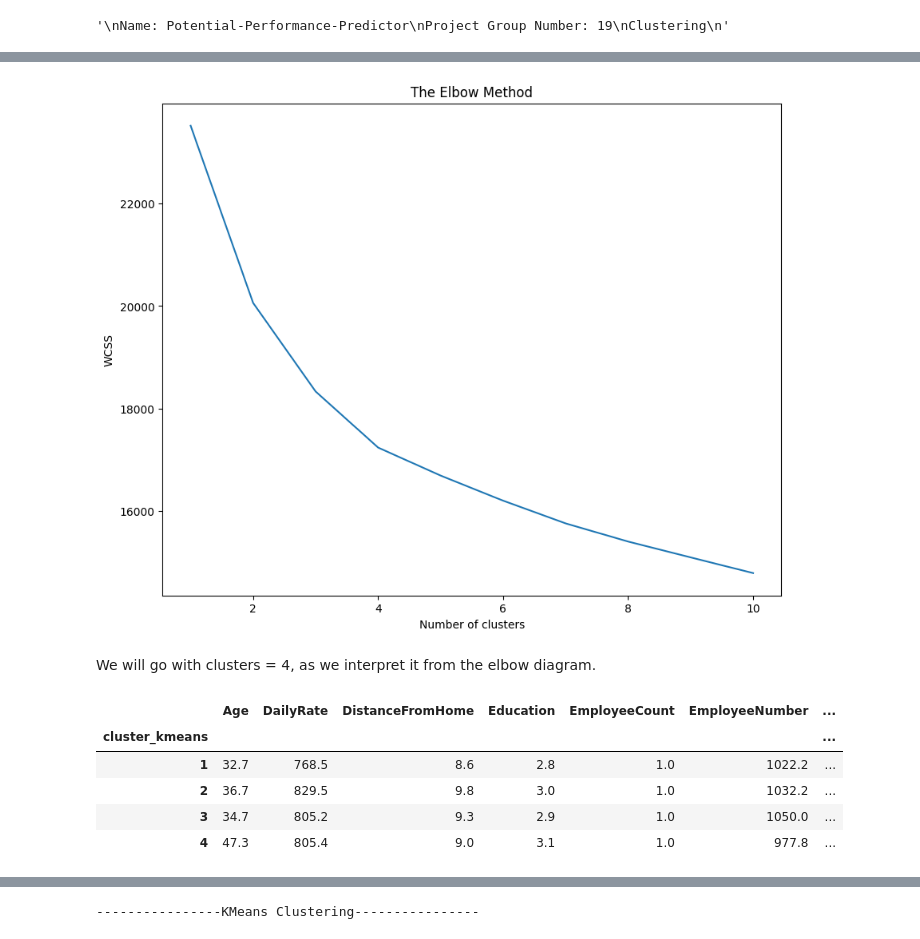
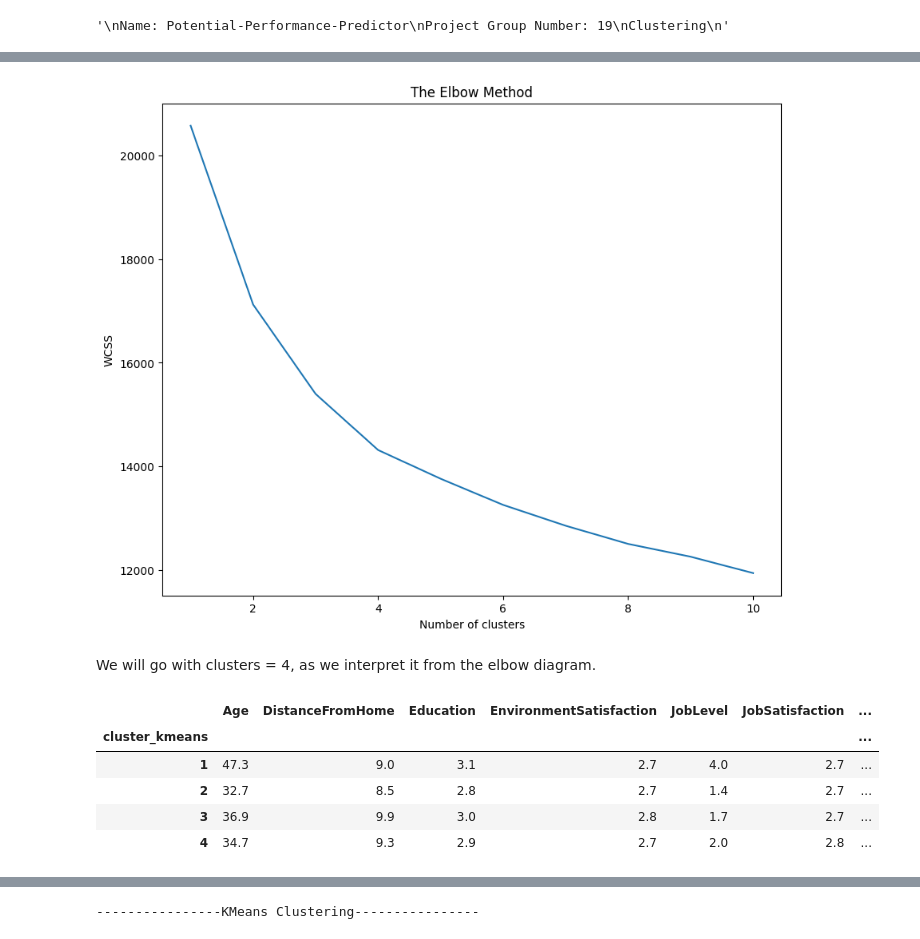
Before and after one commit to deep-mm/Potential-Performance-Predictor, a Jupyter notebook: clustering_final.ipynb, the cells around one changed output, grey strips where cells are left out. Saved outputs shown, nothing was run; the diff lists cells and outputs as text; code cells hidden in the pictures.

Commit message:
Clustering changes

```diff
--- a/clustering_final.ipynb
+++ b/clustering_final.ipynb
@@ -55,7 +56,7 @@ memory usage: 402.1+ KB
 | max | 60.000000 | 1499.000000 | 29.000000 | 5.000000 | 1.0 | 2068.000000 | 4.000000 | ... |
 # %%
 #Dropping the values which aren't impactful or cannot be obtained of a new employee or repetative data
-df = data.drop(['EmployeeCount', 'EmployeeNumber', 'Over18', 'StandardHours','EnvironmentSatisfaction','JobInvolvement','JobSatisfaction','OverTime','PercentSalaryHike','PerformanceRating','TrainingTimesLastYear','WorkLifeBalance','YearsAtCompany','YearsSinceLastPromotion','YearsWithCurrManager','Attrition','DailyRate','MonthlyRate','HourlyRate'], axis=1)
+df = data.drop(['EmployeeCount', 'EmployeeNumber', 'Over18', 'StandardHours','EnvironmentSatisfaction','JobInvolvement','JobSatisfaction','OverTime','PercentSalaryHike','PerformanceRating','TrainingTimesLastYear','WorkLifeBalance','YearsAtCompany','YearsSinceLastPromotion','YearsWithCurrManager','Attrition','DailyRate','MonthlyRate','HourlyRate','RelationshipSatisfaction','BusinessTravel'], axis=1)
 df.info()
 # %% [output]
 <class 'pandas.core.frame.DataFrame'>
@@ -118,7 +118,7 @@ plt.xlabel('Number of clusters')
 plt.ylabel('WCSS')
 plt.show()
 # %% [output]
-[figure, old version]
+[figure, new version]
 # %% [markdown]
 We will go with clusters = 4, as we interpret it from the elbow diagram.
 # %%
@@ -145,13 +145,15 @@ data['cluster_kmeans'] = cluster
 cluster = list(y_hc1)
 # Adding cluster to our data set
 data['cluster_hc'] = cluster
+# %%
+filtered_data = data.drop(['EmployeeCount', 'EmployeeNumber', 'Over18', 'StandardHours','JobInvolvement','OverTime','PercentSalaryHike','PerformanceRating','TrainingTimesLastYear','WorkLifeBalance','YearsAtCompany','YearsSinceLastPromotion','YearsWithCurrManager','DailyRate','MonthlyRate','HourlyRate','RelationshipSatisfaction','BusinessTravel'], axis=1)
 # %%
-kmeans_mean_cluster = pd.DataFrame(round(data.groupby('cluster_kmeans').mean(),1))
+kmeans_mean_cluster = pd.DataFrame(round(filtered_data.groupby('cluster_kmeans').mean(),1))
 kmeans_mean_cluster
 # %% [output]
-|  | Age | DailyRate | DistanceFromHome | Education | EmployeeCount | EmployeeNumber | ... |
+|  | Age | DistanceFromHome | Education | EnvironmentSatisfaction | JobLevel | JobSatisfaction | ... |
 | cluster_kmeans |  |  |  |  |  |  | ... |
-| 1 | 32.7 | 768.5 | 8.6 | 2.8 | 1.0 | 1022.2 | ... |
-| 2 | 36.7 | 829.5 | 9.8 | 3.0 | 1.0 | 1032.2 | ... |
-| 3 | 34.7 | 805.2 | 9.3 | 2.9 | 1.0 | 1050.0 | ... |
-| 4 | 47.3 | 805.4 | 9.0 | 3.1 | 1.0 | 977.8 | ... |
+| 1 | 47.3 | 9.0 | 3.1 | 2.7 | 4.0 | 2.7 | ... |
+| 2 | 32.7 | 8.5 | 2.8 | 2.7 | 1.4 | 2.7 | ... |
+| 3 | 36.9 | 9.9 | 3.0 | 2.8 | 1.7 | 2.7 | ... |
+| 4 | 34.7 | 9.3 | 2.9 | 2.7 | 2.0 | 2.8 | ... |
```
Also changed, not shown: parts of 14 cells of this notebook, 2 other files.
